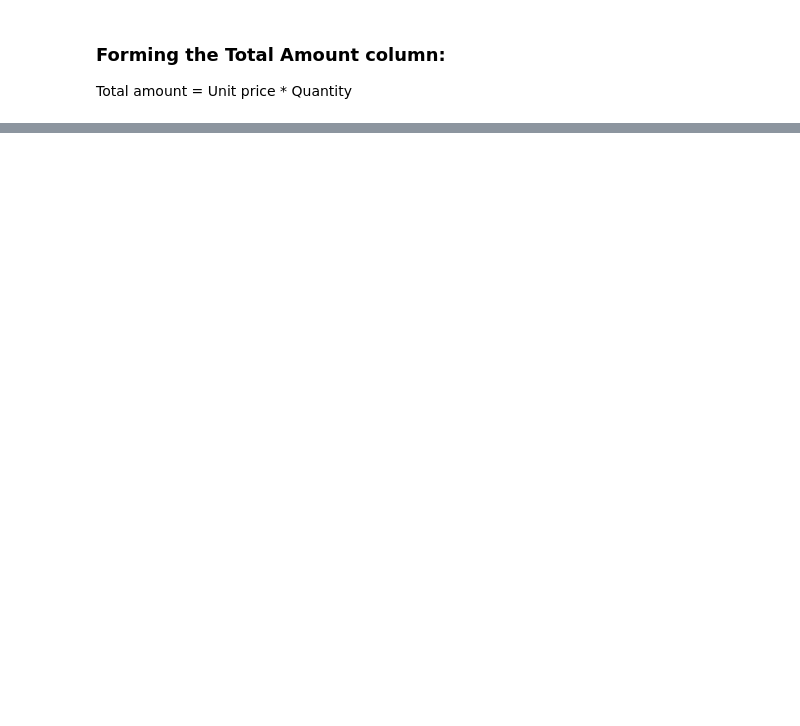
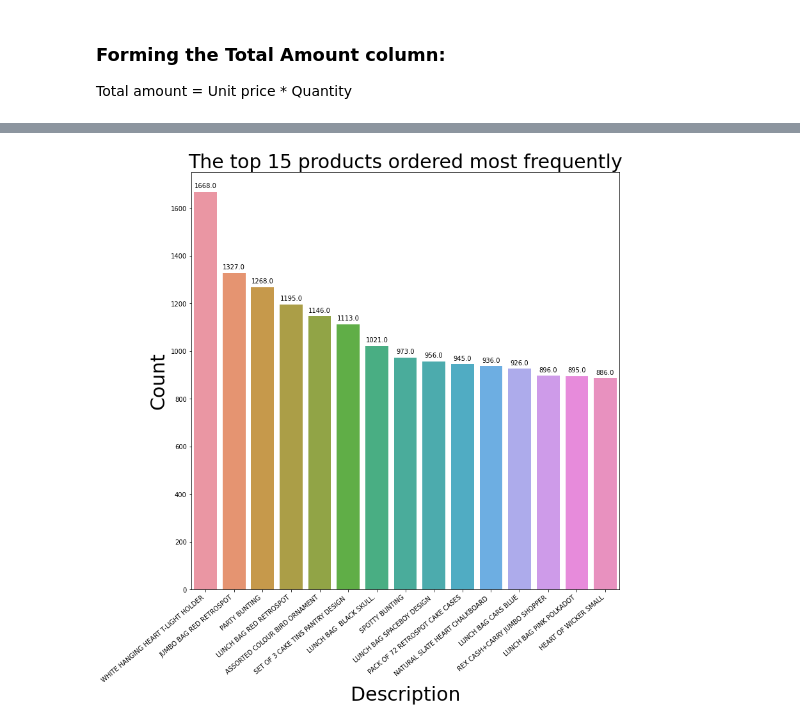
Before and after one commit to Syed-Adnan-S/Online-Retail-Customer-Segmentation, a Jupyter notebook: Online_Retail_Customer_Segmentation_Capstone_Project.ipynb, the cells around one changed output, grey strips where cells are left out. Saved outputs shown, nothing was run; the diff lists cells and outputs as text; code cells hidden in the pictures; blank space fills up the shorter version.

```diff
--- a/Online_Retail_Customer_Segmentation_Capstone_Project.ipynb
+++ b/Online_Retail_Customer_Segmentation_Capstone_Project.ipynb
@@ -335,3 +340,6 @@ memory usage: 44.4+ MB
 ### <b>Forming the Total Amount column:</b>
 
 Total amount = Unit price * Quantity
+# %%
+#Creating the total amount column
+cs_df['total_amount'] = cs_df['Quantity'] * cs_df['UnitPrice']
@@ -337,0 +359,4 @@ Total amount = Unit price * Quantity
+# %%
+#Getting the top 15 most frequently ordered products
+top_15_pro_freq = cs_df['Description'].value_counts().reset_index().rename(columns={'index':'Description','Description':'Count'})[0:15]
+top_15_pro_freq
@@ -337,0 +380,17 @@ Total amount = Unit price * Quantity
+# %%
+#Plotting the dataframe for the most frequent products
+plt.figure(figsize=(12,12))
+ax = sns.barplot(data=top_15_pro_freq,x='Description',y='Count')
+for a in ax.patches:                                                        #To write values on top of each bar
+    ax.annotate(format(a.get_height(), '.1f'),
+                   (a.get_x() + a.get_width() / 2., a.get_height()),
+                   ha = 'center', va = 'center',
+                   xytext = (0, 9),
+                   textcoords = 'offset points')
+ax.set_xticklabels(ax.get_xticklabels(),rotation=40,ha='right')             #Rotating the xticks to make them clear to read
+plt.title("The top 15 products ordered most frequently",size=30)
+plt.xlabel('Description',size=30)
+plt.ylabel('Count',size=30)
+plt.show()
+# %% [output]
+[figure, added]
```
Also changed, not shown: parts of 29 cells of this notebook.
